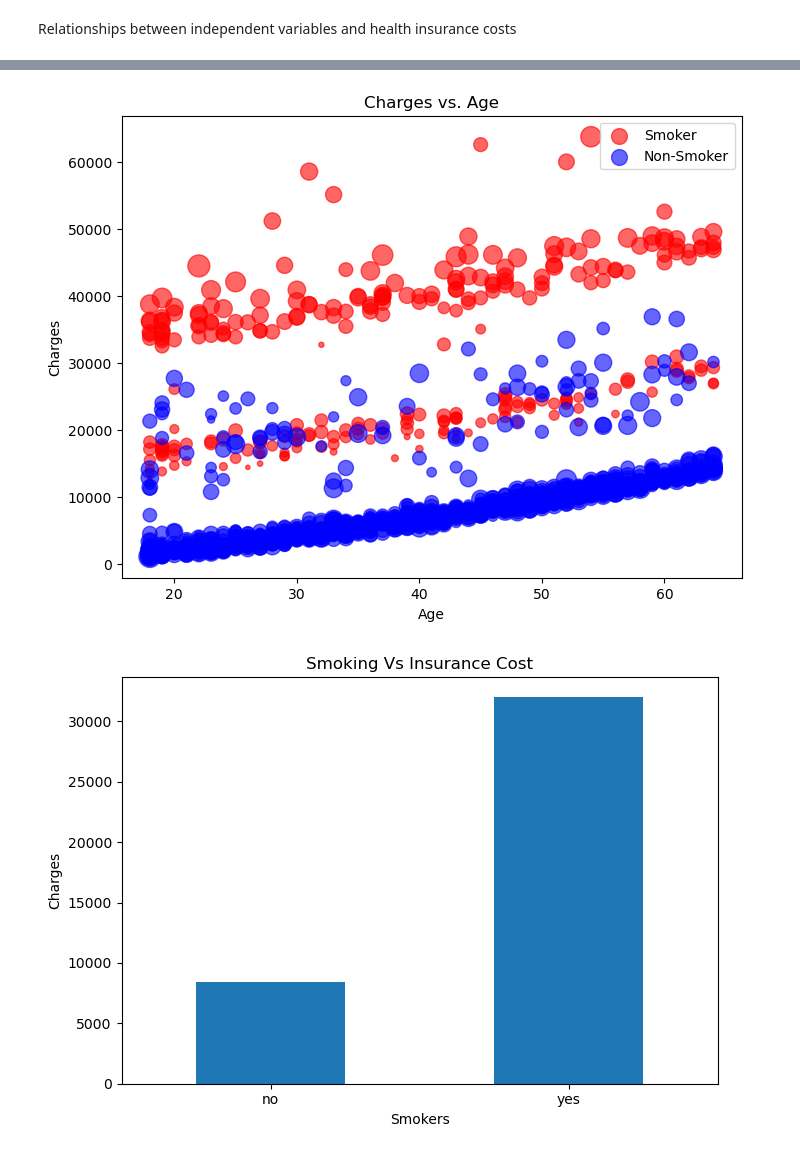
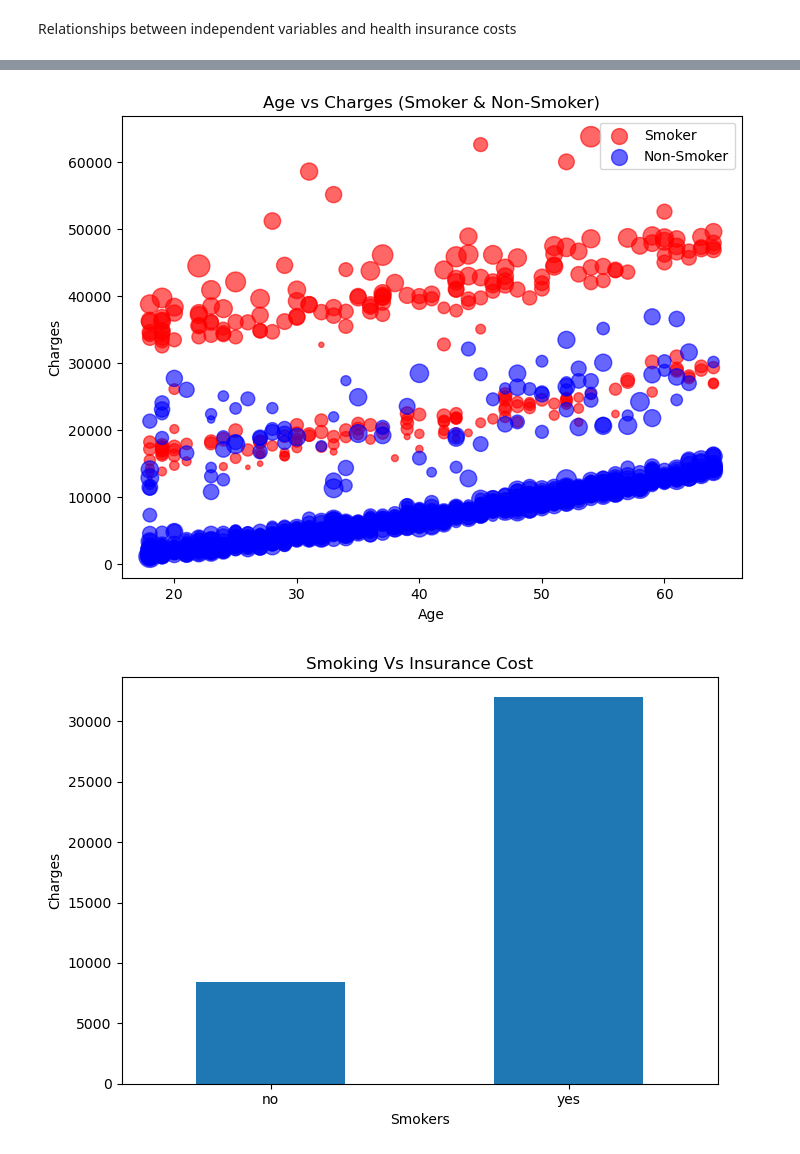
Before and after one commit to carolinefoshee/project-1, a Jupyter notebook: project1.ipynb, the cells around one changed output, grey strips where cells are left out. Cells and saved outputs as stored; diff of their text form; code cells hidden in the pictures.

```diff
--- a/project1.ipynb
+++ b/project1.ipynb
@@ -393,27 +393,27 @@ plt.show()
 # %%
 # Plot showing Age vs. insurance costs, taking BMI in account for SMOKERS and NON_SMOKERS!!
 smoker_data = insurance_df[insurance_df["smoker"] == "yes"]
 non_smoker_data = insurance_df[insurance_df["smoker"] == "no"]
 
 min_size = 10  # Minimum dot size
 max_size = 250  # Maximum dot size
 normalized_sizes1 = np.interp(smoker_data['bmi'], (smoker_data['bmi'].min(), smoker_data['bmi'].max()), (min_size, max_size))
 normalized_sizes2 = np.interp(non_smoker_data['bmi'], (non_smoker_data['bmi'].min(), non_smoker_data['bmi'].max()), (min_size, max_size))
 
 # Create the scatter plot
 plt.figure(figsize=(8, 6))
 plt.scatter(smoker_data["age"], smoker_data["charges"], label="Smoker", color="red", s=normalized_sizes1, cmap='viridis', alpha=0.6)
 plt.scatter(non_smoker_data["age"], non_smoker_data["charges"], label="Non-Smoker", color="blue", s=normalized_sizes2, cmap='viridis', alpha=0.6)
 
 
 # Labels for the graph
 plt.xlabel("Age")
 plt.ylabel("Charges")
-plt.title("Charges vs. Age")
+plt.title("Age vs Charges (Smoker & Non-Smoker)")
 plt.legend()
 plt.show()
 # %% [output]
-[figure, old version]
+[figure, new version]
 # %%
 # Plot showing smoking vs. insurance costs
 smoker_cost = smoker_groupby["charges"]
```
Also changed, not shown: parts of 8 cells of this notebook.
